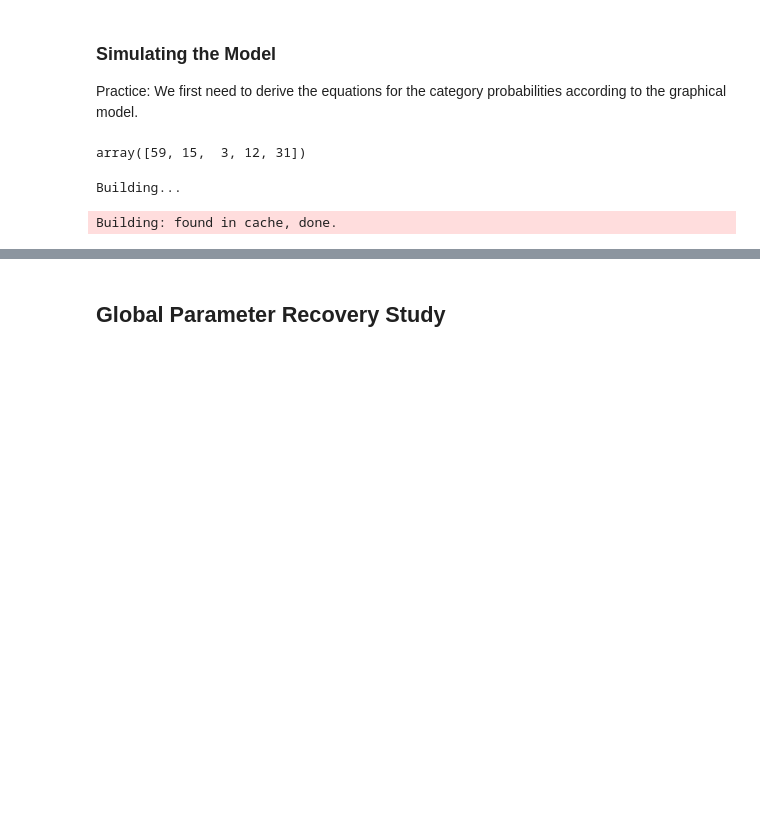
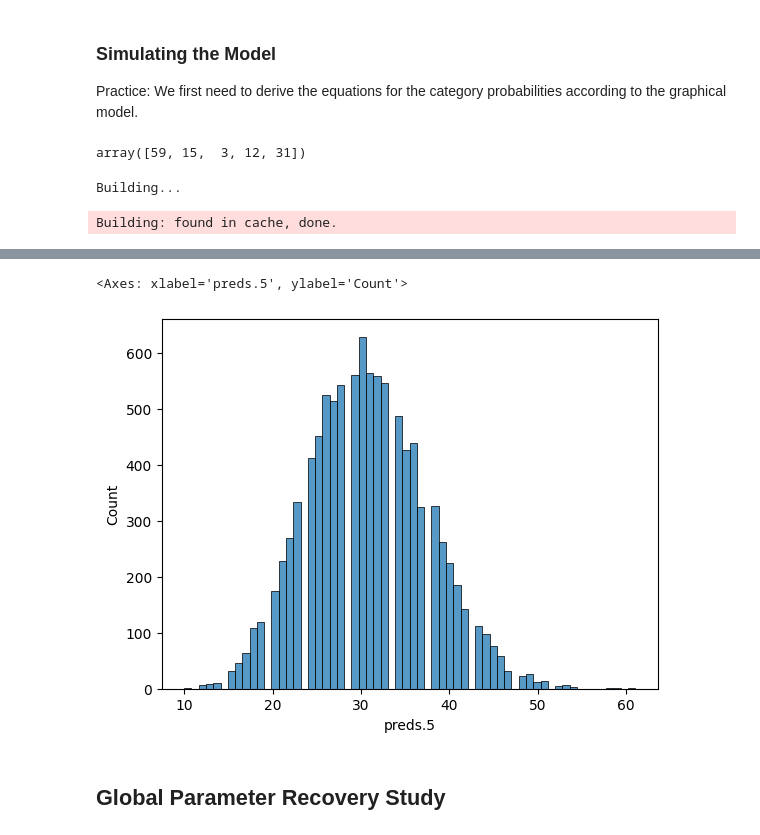
Before and after one commit to NightHydra/CognitiveModelingHomework, a Jupyter notebook: LectureExercises/mpt_lecture_exercises/Stan_MPT_Explorations_CA.ipynb, the cells around one changed output, grey strips where cells are left out. Saved outputs shown, nothing was run; the diff lists cells and outputs as text; code cells hidden in the pictures; blank space fills up the shorter version.

```diff
--- a/LectureExercises/mpt_lecture_exercises/Stan_MPT_Explorations_CA.ipynb
+++ b/LectureExercises/mpt_lecture_exercises/Stan_MPT_Explorations_CA.ipynb
@@ -356,3 +356,9 @@ plt.tight_layout()
+# %%
+import seaborn as sns
+sns.histplot(fit.to_frame().iloc[:, -1])
+# %% [output]
+<Axes: xlabel='preds.5', ylabel='Count'>
+[figure, added]
 # %% [markdown]
 ## Global Parameter Recovery Study
 # %%
```
Also changed, not shown: parts of 2 cells of this notebook, 1 other file.
